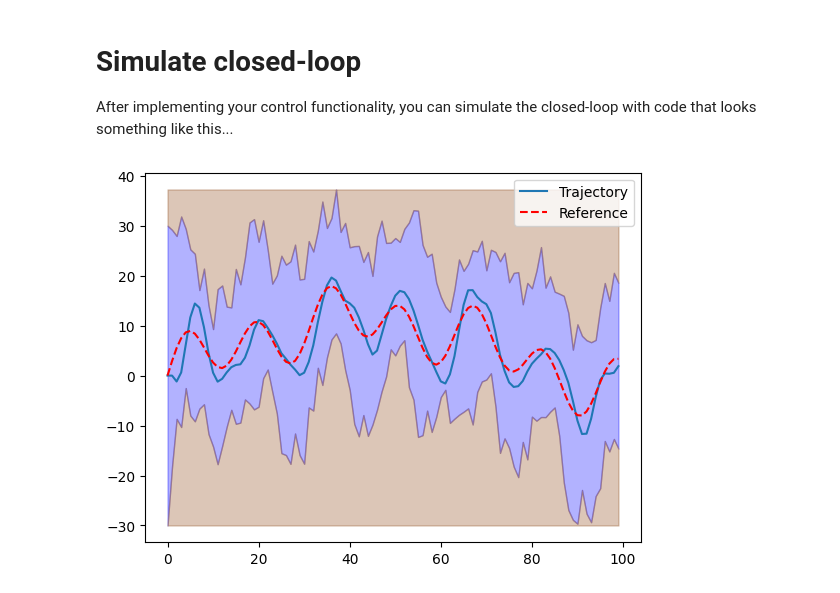
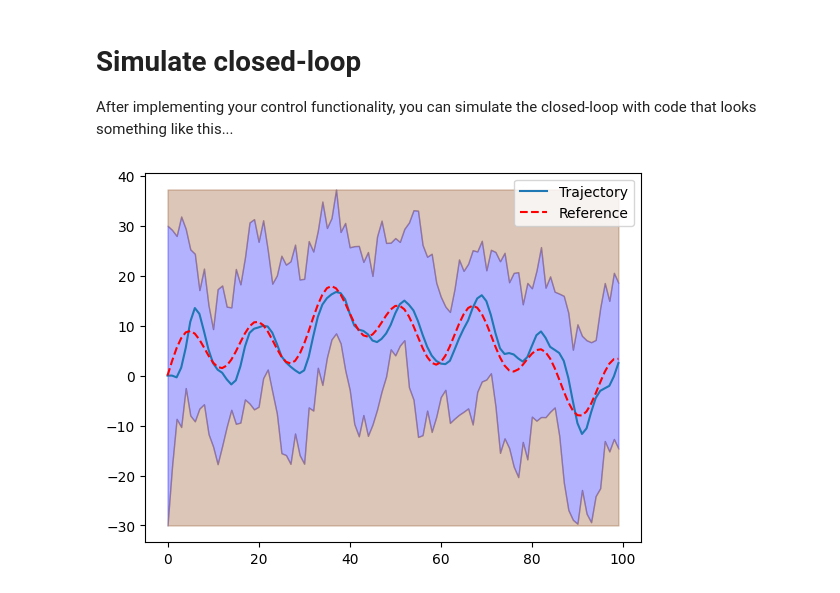
Before and after one commit to bartu03/b1-coding-practical-mt24, a Jupyter notebook: notebooks/demo.ipynb, the cells around one changed output. Cells and saved outputs as stored; diff of their text form; code cells hidden in the pictures.

```diff
--- a/notebooks/demo.ipynb
+++ b/notebooks/demo.ipynb
@@ -38,15 +38,15 @@ After implementing your control functionality, you can simulate the closed-loop
 # %%
 # Import relevant modules
 from uuv_mission.dynamic import Submarine, Mission, ClosedLoop
 from uuv_mission.controller import PDController
 
 sub = Submarine()
 # Instantiate your controller (depending on your implementation)
-controller = PDController(kp=0.15, kd=0.6)
+controller = PDController(kp=0.08, kd=0.75)
 closed_loop = ClosedLoop(sub, controller)
 mission = Mission.from_csv('/Users/bartucetindag/Desktop/Third Year/B1 Coding/Scientific Coding/b1-coding-practical-mt24/data/mission.csv') # You must implement this method in the Mission class
 
 trajectory = closed_loop.simulate_with_random_disturbances(mission)
 trajectory.plot_completed_mission(mission)
 # %% [output]
-[figure, old version]
+[figure, new version]
```
Also changed, not shown: 2 other files.
